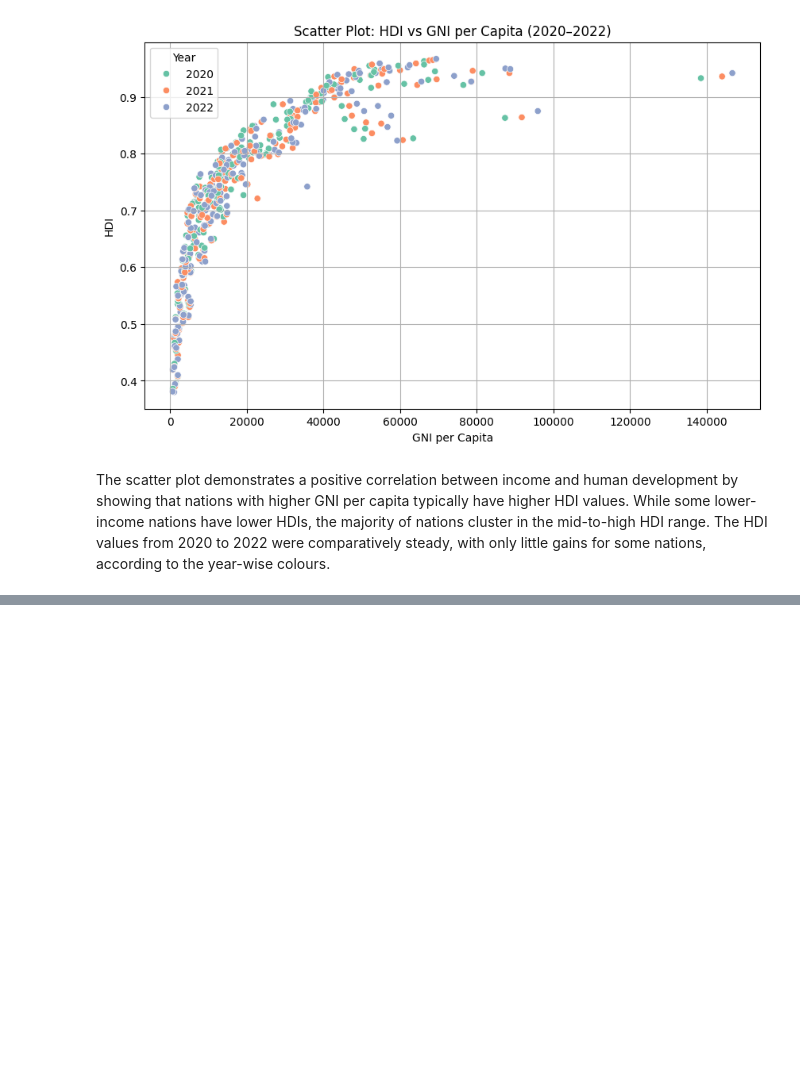
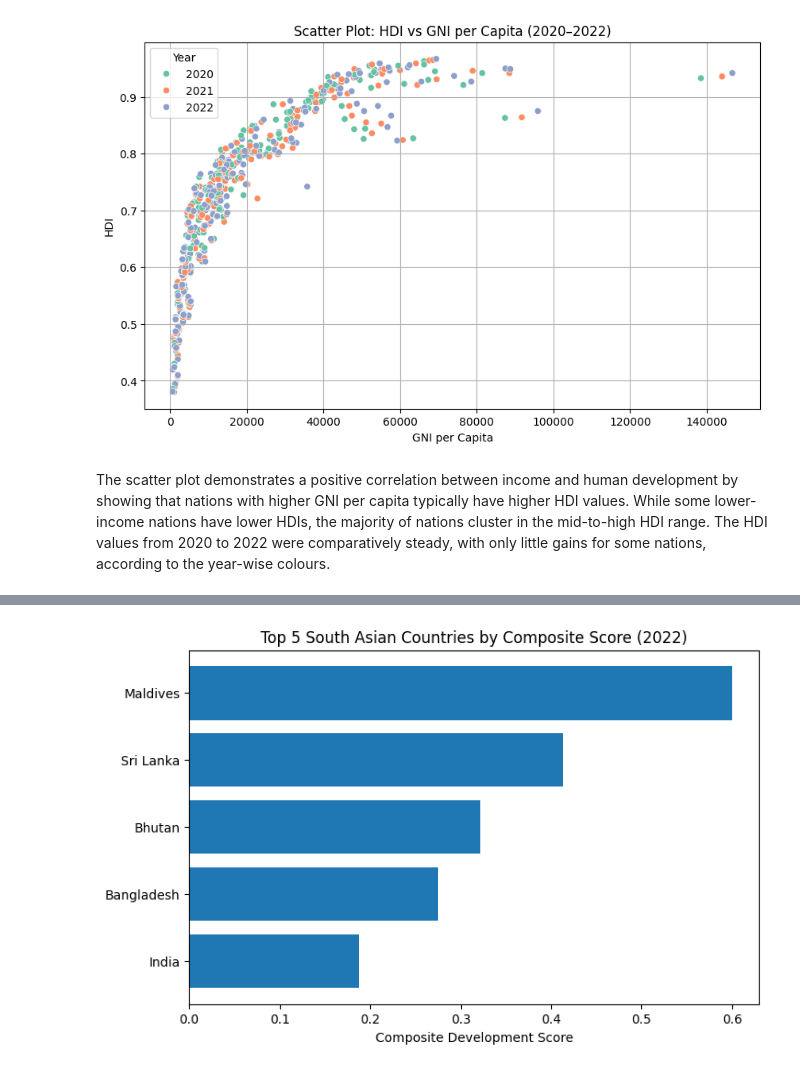
Before and after one commit to kashifmaskeyx/2513342_KashifMaskey, a Jupyter notebook: 2513342_KashifMaskey.ipynb, the cells around one changed output, grey strips where cells are left out. Drawn from its saved outputs; the diff is of its cells as text; code cells hidden in the pictures; blank space fills up the shorter version.

```diff
--- a/2513342_KashifMaskey.ipynb
+++ b/2513342_KashifMaskey.ipynb
@@ -476,0 +539,11 @@ The scatter plot demonstrates a positive correlation between income and human de
+# %%
+top5 = composite_rank.head(5)
+
+plt.figure(figsize=(8, 5))
+plt.barh(top5['country'], top5['composite_score'])
+plt.xlabel("Composite Development Score")
+plt.title("Top 5 South Asian Countries by Composite Score (2022)")
+plt.gca().invert_yaxis()
+plt.show()
+# %% [output]
+[figure, added]
```
Also changed, not shown: parts of 12 cells of this notebook.
